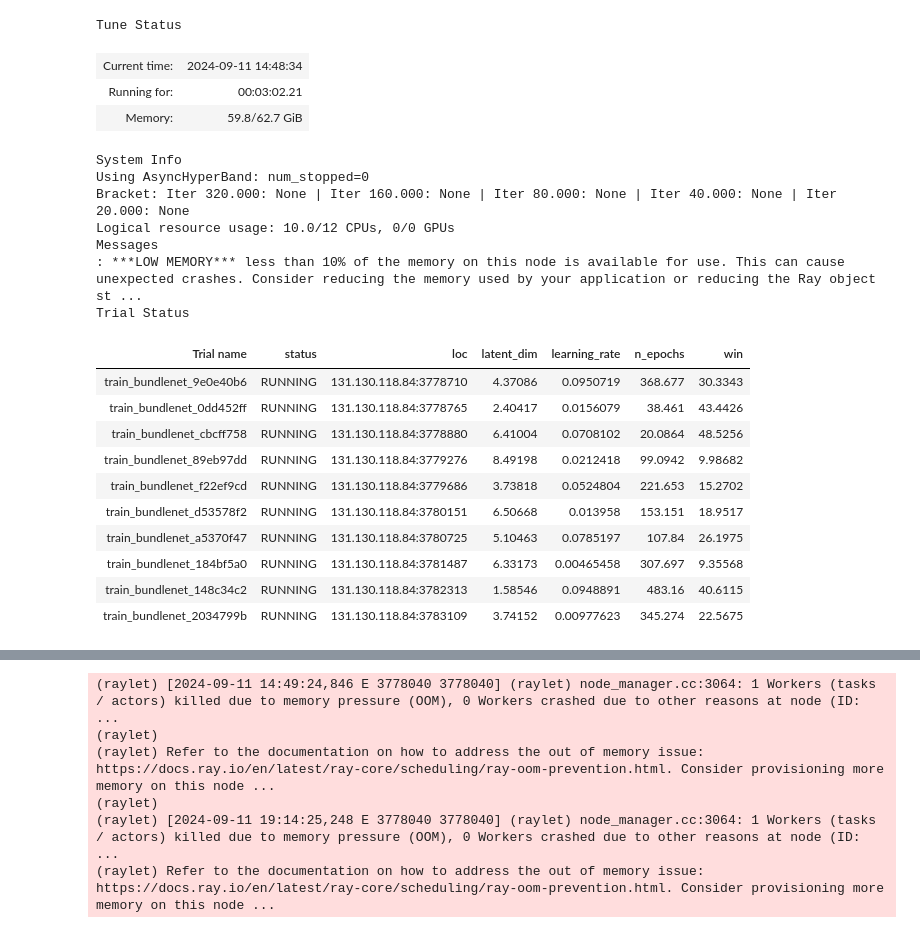
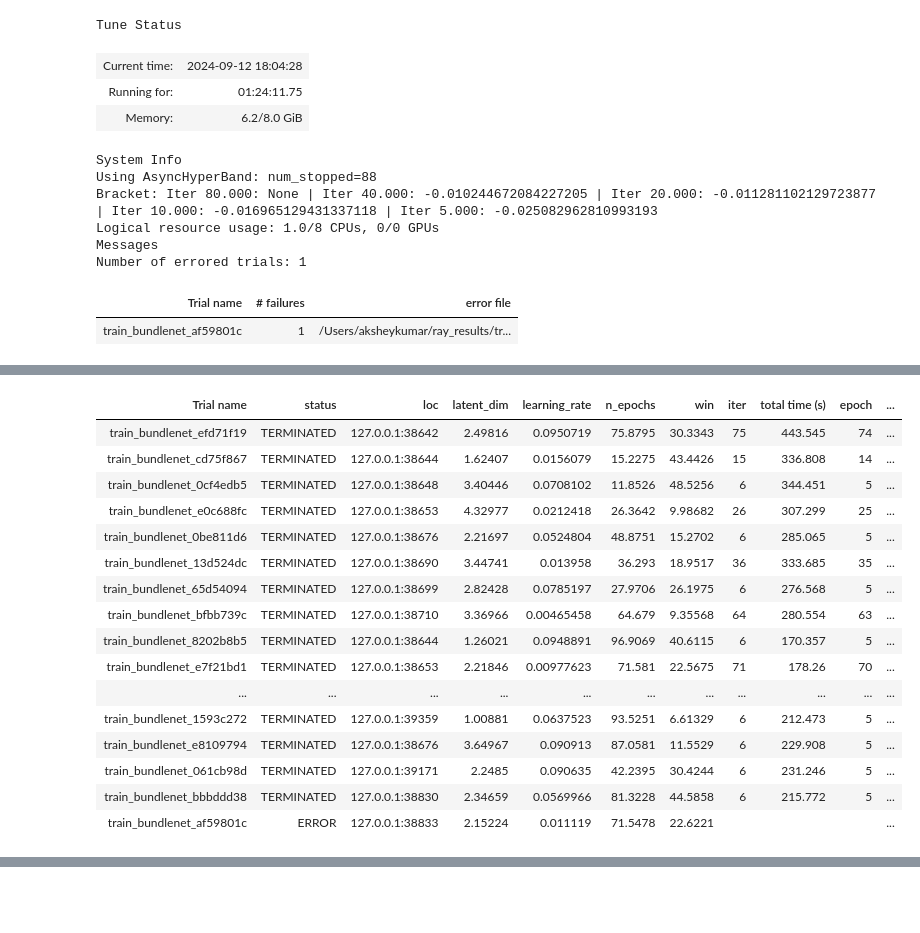
Before and after one commit to akshey-kumar/comparison-algorithms, a Jupyter notebook: rat_embedding_evaluation/4_BunDLeNet/rat_2_gatsby.ipynb, the cells around one changed output, grey strips where cells are left out. Saved outputs shown, nothing was run; the diff lists cells and outputs as text; code cells hidden in the pictures; blank space fills up the shorter version.

Commit message:
hyperparameter optimisation for all rats for bundlenet

```diff
--- a/rat_embedding_evaluation/4_BunDLeNet/rat_2_gatsby.ipynb
+++ b/rat_embedding_evaluation/4_BunDLeNet/rat_2_gatsby.ipynb
@@ -45,54 +36,48 @@ def train_bundlenet(config):
         gamma=0.9,
         learning_rate=learning_rate,
         n_epochs=n_epochs,
-        initialisation= (5, 20),
+        initialisation= (5, 10),
         validation_data=(x_test, b_test_1),
+        report_ray_tune=True,
     )
-
-    # Report validation loss (or another metric) back to Ray Tune
-    train.report({"val_loss": test_history[-1, -1]})
 # %%
+max_epochs = 100
 search_space = {
     "win": tune.loguniform(1, 50),
     "learning_rate": tune.loguniform(1e-5, 1e-1),
-    "latent_dim": tune.uniform(1,10),
-    "n_epochs": tune.uniform(10, 500)
+    "latent_dim": tune.uniform(1,5),
+    "n_epochs": tune.uniform(10, max_epochs)
 }
-
-scheduler = ASHAScheduler(metric="val_loss", mode="min", max_t=500, grace_period=20, reduction_factor=2)
+scheduler = ASHAScheduler(
+    time_attr="epoch",
+    metric="val_loss",
+    mode="min",
+    max_t=max_epochs,
+    grace_period=5,
+    reduction_factor=2
+)
 search_algo = BayesOptSearch(metric="val_loss", mode="min")
-
 
 tuner = tune.Tuner(
     tune.with_parameters(train_bundlenet),
     tune_config=tune.TuneConfig(
         search_alg=search_algo,
         num_samples=100,
         scheduler=scheduler,
     ),
     param_space=search_space,
 )
 results = tuner.fit()
 # %% [output]
 Tune Status
-| Current time: | 2024-09-11 14:48:34 |
-| Running for: | 00:03:02.21 |
-| Memory: | 59.8/62.7 GiB |
+| Current time: | 2024-09-12 18:04:28 |
+| Running for: | 01:24:11.75 |
+| Memory: | 6.2/8.0 GiB |
 System Info
-Using AsyncHyperBand: num_stopped=0
-Bracket: Iter 320.000: None | Iter 160.000: None | Iter 80.000: None | Iter 40.000: None | Iter 20.000: None
-Logical resource usage: 10.0/12 CPUs, 0/0 GPUs
+Using AsyncHyperBand: num_stopped=88
+Bracket: Iter 80.000: None | Iter 40.000: -0.010244672084227205 | Iter 20.000: -0.011281102129723877 | Iter 10.000: -0.016965129431337118 | Iter 5.000: -0.025082962810993193
+Logical resource usage: 1.0/8 CPUs, 0/0 GPUs
 Messages
-: ***LOW MEMORY*** less than 10% of the memory on this node is available for use. This can cause unexpected crashes. Consider reducing the memory used by your application or reducing the Ray object st ...
-Trial Status
+Number of errored trials: 1
-| Trial name | status | loc | latent_dim | learning_rate | n_epochs | win |
-| train_bundlenet_9e0e40b6 | RUNNING | 131.130.118.84:3778710 | 4.37086 | 0.0950719 | 368.677 | 30.3343 |
-| train_bundlenet_0dd452ff | RUNNING | 131.130.118.84:3778765 | 2.40417 | 0.0156079 | 38.461 | 43.4426 |
-| train_bundlenet_cbcff758 | RUNNING | 131.130.118.84:3778880 | 6.41004 | 0.0708102 | 20.0864 | 48.5256 |
-| train_bundlenet_89eb97dd | RUNNING | 131.130.118.84:3779276 | 8.49198 | 0.0212418 | 99.0942 | 9.98682 |
-| train_bundlenet_f22ef9cd | RUNNING | 131.130.118.84:3779686 | 3.73818 | 0.0524804 | 221.653 | 15.2702 |
-| train_bundlenet_d53578f2 | RUNNING | 131.130.118.84:3780151 | 6.50668 | 0.013958 | 153.151 | 18.9517 |
-| train_bundlenet_a5370f47 | RUNNING | 131.130.118.84:3780725 | 5.10463 | 0.0785197 | 107.84 | 26.1975 |
-| train_bundlenet_184bf5a0 | RUNNING | 131.130.118.84:3781487 | 6.33173 | 0.00465458 | 307.697 | 9.35568 |
-| train_bundlenet_148c34c2 | RUNNING | 131.130.118.84:3782313 | 1.58546 | 0.0948891 | 483.16 | 40.6115 |
-| train_bundlenet_2034799b | RUNNING | 131.130.118.84:3783109 | 3.74152 | 0.00977623 | 345.274 | 22.5675 |
+| Trial name | # failures | error file |
+| train_bundlenet_af59801c | 1 | /Users/aksheykumar/ray_results/tr... |
@@ -115,0 +85,17 @@ Trial Status
+| Trial name | status | loc | latent_dim | learning_rate | n_epochs | win | iter | total time (s) | epoch | ... |
+| train_bundlenet_efd71f19 | TERMINATED | 127.0.0.1:38642 | 2.49816 | 0.0950719 | 75.8795 | 30.3343 | 75 | 443.545 | 74 | ... |
+| train_bundlenet_cd75f867 | TERMINATED | 127.0.0.1:38644 | 1.62407 | 0.0156079 | 15.2275 | 43.4426 | 15 | 336.808 | 14 | ... |
+| train_bundlenet_0cf4edb5 | TERMINATED | 127.0.0.1:38648 | 3.40446 | 0.0708102 | 11.8526 | 48.5256 | 6 | 344.451 | 5 | ... |
+| train_bundlenet_e0c688fc | TERMINATED | 127.0.0.1:38653 | 4.32977 | 0.0212418 | 26.3642 | 9.98682 | 26 | 307.299 | 25 | ... |
+| train_bundlenet_0be811d6 | TERMINATED | 127.0.0.1:38676 | 2.21697 | 0.0524804 | 48.8751 | 15.2702 | 6 | 285.065 | 5 | ... |
+| train_bundlenet_13d524dc | TERMINATED | 127.0.0.1:38690 | 3.44741 | 0.013958 | 36.293 | 18.9517 | 36 | 333.685 | 35 | ... |
+| train_bundlenet_65d54094 | TERMINATED | 127.0.0.1:38699 | 2.82428 | 0.0785197 | 27.9706 | 26.1975 | 6 | 276.568 | 5 | ... |
+| train_bundlenet_bfbb739c | TERMINATED | 127.0.0.1:38710 | 3.36966 | 0.00465458 | 64.679 | 9.35568 | 64 | 280.554 | 63 | ... |
+| train_bundlenet_8202b8b5 | TERMINATED | 127.0.0.1:38644 | 1.26021 | 0.0948891 | 96.9069 | 40.6115 | 6 | 170.357 | 5 | ... |
+| train_bundlenet_e7f21bd1 | TERMINATED | 127.0.0.1:38653 | 2.21846 | 0.00977623 | 71.581 | 22.5675 | 71 | 178.26 | 70 | ... |
+| ... | ... | ... | ... | ... | ... | ... | ... | ... | ... | ... |
+| train_bundlenet_1593c272 | TERMINATED | 127.0.0.1:39359 | 1.00881 | 0.0637523 | 93.5251 | 6.61329 | 6 | 212.473 | 5 | ... |
+| train_bundlenet_e8109794 | TERMINATED | 127.0.0.1:38676 | 3.64967 | 0.090913 | 87.0581 | 11.5529 | 6 | 229.908 | 5 | ... |
+| train_bundlenet_061cb98d | TERMINATED | 127.0.0.1:39171 | 2.2485 | 0.090635 | 42.2395 | 30.4244 | 6 | 231.246 | 5 | ... |
+| train_bundlenet_bbbddd38 | TERMINATED | 127.0.0.1:38830 | 2.34659 | 0.0569966 | 81.3228 | 44.5858 | 6 | 215.772 | 5 | ... |
+| train_bundlenet_af59801c | ERROR | 127.0.0.1:38833 | 2.15224 | 0.011119 | 71.5478 | 22.6221 |  |  |  | ... |
@@ -120,9 +119,3 @@ PID     MEM(GB) COMMAND
-(raylet) [2024-09-11 14:49:24,846 E 3778040 3778040] (raylet) node_manager.cc:3064: 1 Workers (tasks / actors) killed due to memory pressure (OOM), 0 Workers crashed due to other reasons at node (ID:  ...
-(raylet)
-(raylet) Refer to the documentation on how to address the out of memory issue: https://docs.ray.io/en/latest/ray-core/scheduling/ray-oom-prevention.html. Consider provisioning more memory on this node ...
-(raylet)
-(raylet) [2024-09-11 19:14:25,248 E 3778040 3778040] (raylet) node_manager.cc:3064: 1 Workers (tasks / actors) killed due to memory pressure (OOM), 0 Workers crashed due to other reasons at node (ID:  ...
-(raylet) Refer to the documentation on how to address the out of memory issue: https://docs.ray.io/en/latest/ray-core/scheduling/ray-oom-prevention.html. Consider provisioning more memory on this node ...
 # %%
 best_result = results.get_best_result(metric='val_loss', mode='min')
 print("Minimum validation loss:", best_result.metrics['val_loss'])
```
Also changed, not shown: parts of 12 cells of this notebook, 24 other files.
